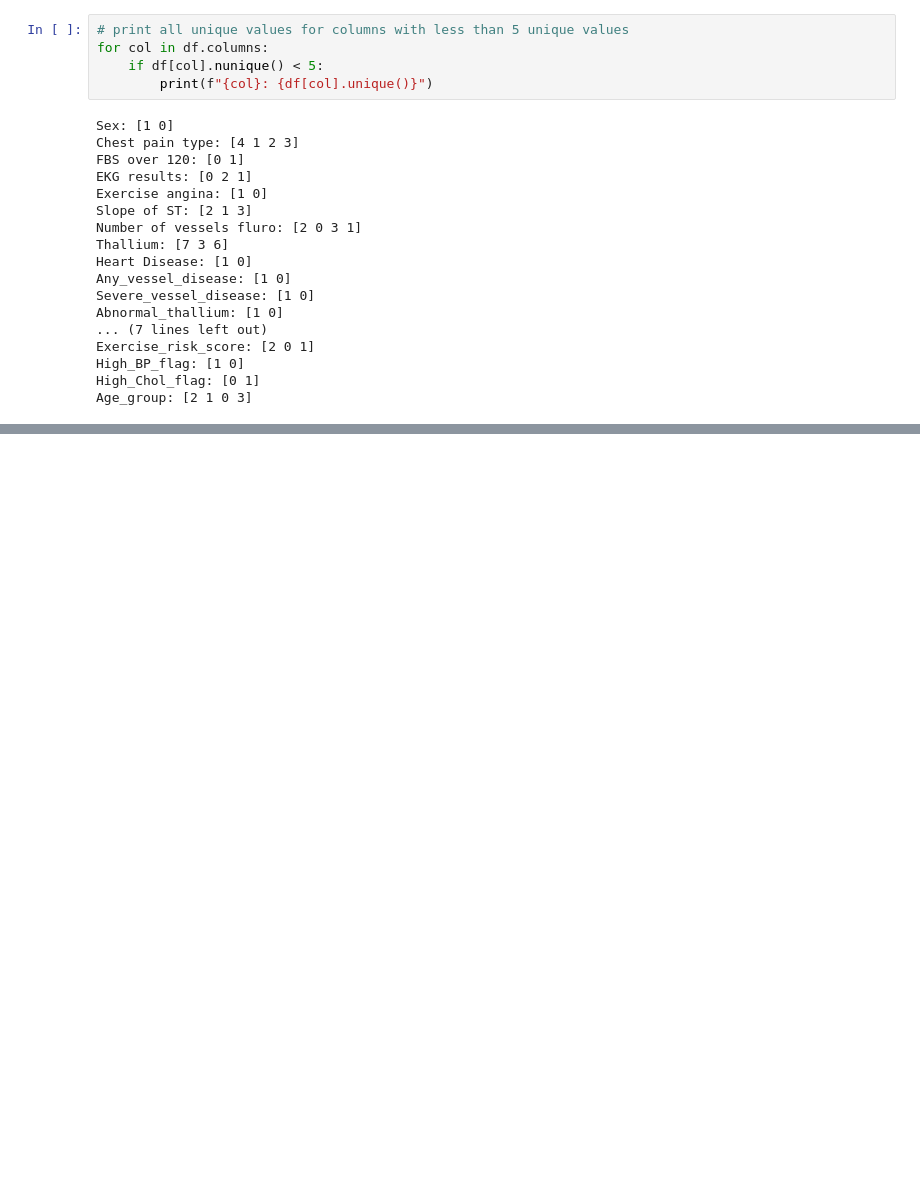
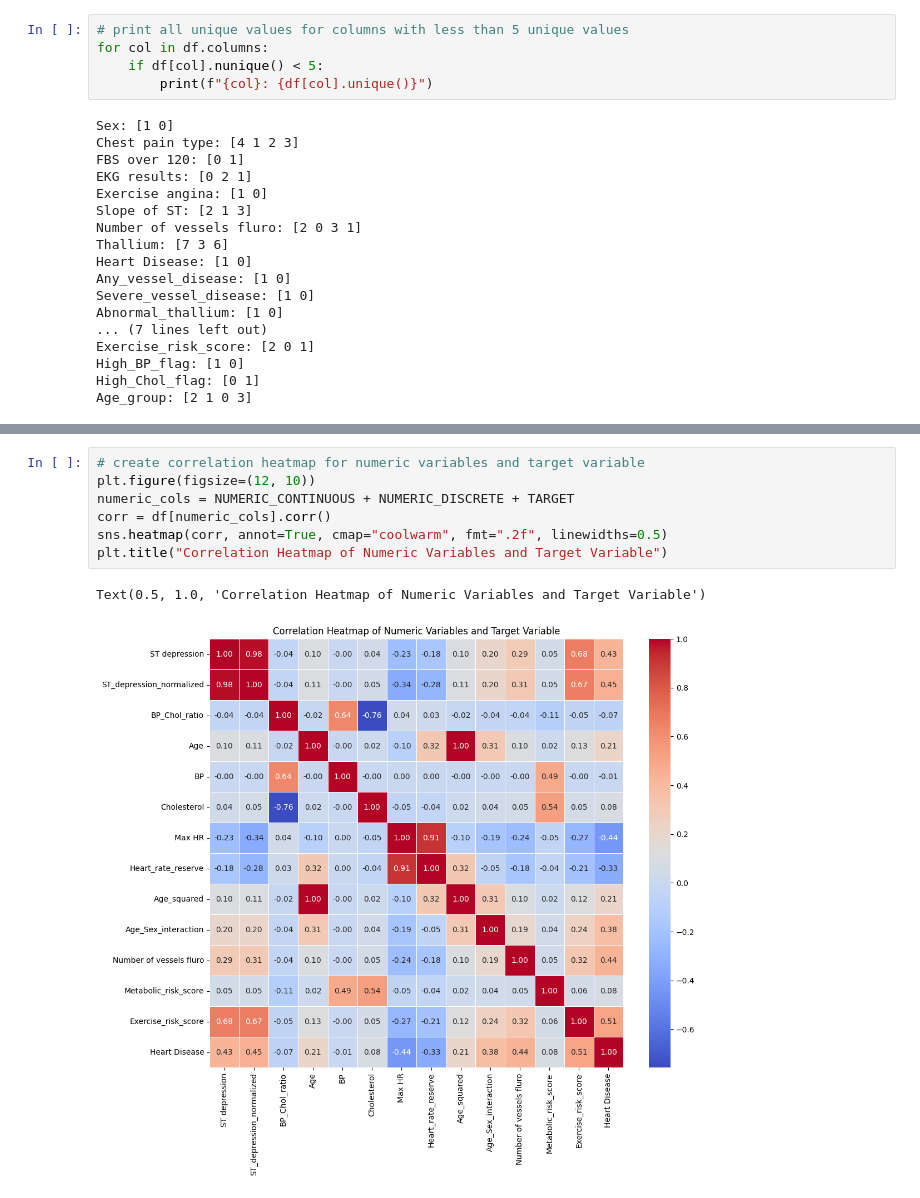
Before and after one commit to adityaSinghal08/heart-disease-prediction, a Jupyter notebook: notebooks/03_exploratory_data_analysis.ipynb, the cells around one changed output, grey strips where cells are left out. Saved outputs shown, nothing was run; the diff lists cells and outputs as text; blank space fills up the shorter version.

```diff
--- a/notebooks/03_exploratory_data_analysis.ipynb
+++ b/notebooks/03_exploratory_data_analysis.ipynb
@@ -167,0 +231,10 @@ NUMERIC_DISCRETE = [
+# %%
+# create correlation heatmap for numeric variables and target variable
+plt.figure(figsize=(12, 10))
+numeric_cols = NUMERIC_CONTINUOUS + NUMERIC_DISCRETE + TARGET
+corr = df[numeric_cols].corr()
+sns.heatmap(corr, annot=True, cmap="coolwarm", fmt=".2f", linewidths=0.5)
+plt.title("Correlation Heatmap of Numeric Variables and Target Variable")
+# %% [output]
+Text(0.5, 1.0, 'Correlation Heatmap of Numeric Variables and Target Variable')
+[figure, added]
```
Also changed, not shown: parts of 6 cells of this notebook, 3 other files.
